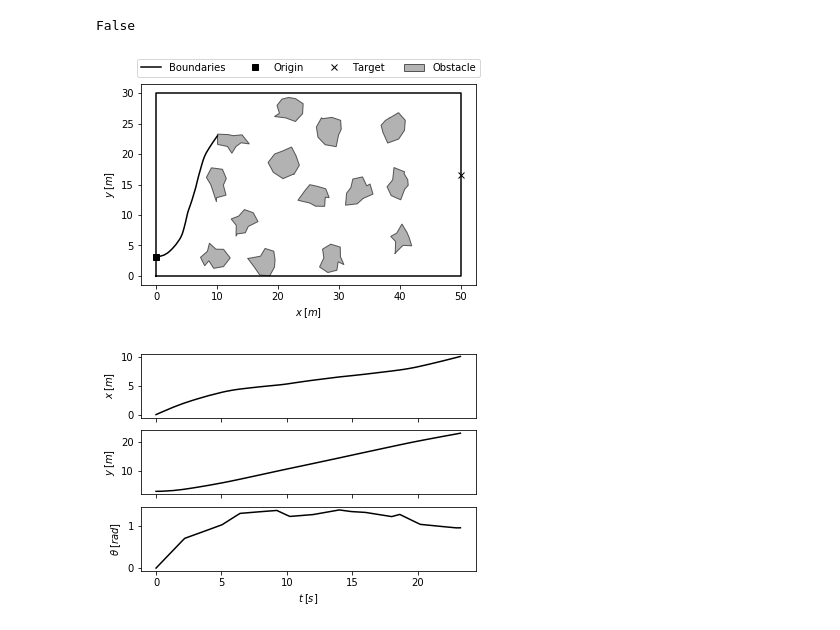
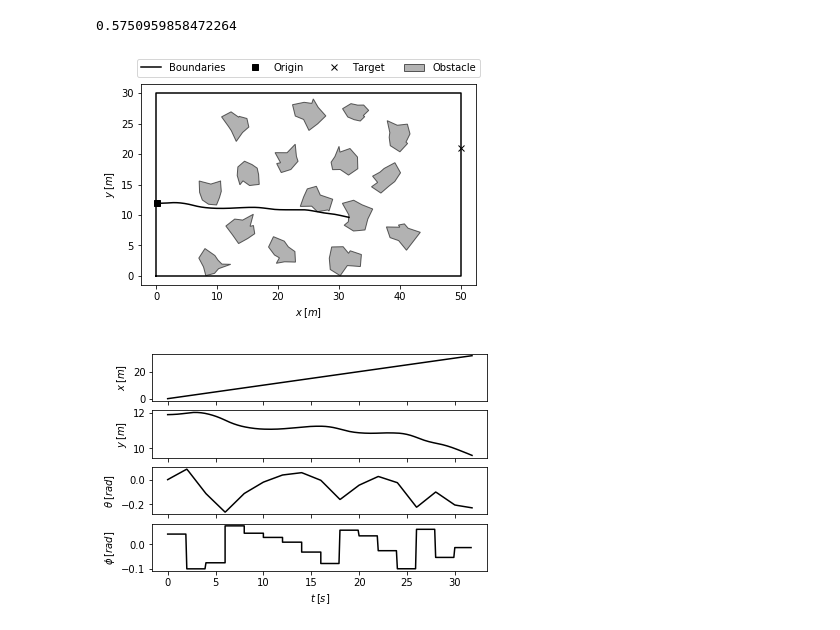
Before and after one commit to gitter-badger/kth-dd2410-planning, a Jupyter notebook: notebooks/Dubin's car obstacle avoidance.ipynb, the cells around one changed output. Cells and saved outputs as stored; diff of their text form; code cells hidden in the pictures.

```diff
--- a/notebooks/Dubin's car obstacle avoidance.ipynb
+++ b/notebooks/Dubin's car obstacle avoidance.ipynb
@@ -39,18 +40,15 @@ fig.show()
 # %%
-controls = np.random.uniform(-0.1, 0.2, 50)
+controls = np.random.uniform(-0.1, 0.1, 50)
 times    = np.linspace(0, 100, len(controls) + 1)
+print(mis.simulate(controls, times))
+fig, ax = mis.plot_traj()
+fig.savefig('../doc/control_sequence_traj.svg', bbox_inches='tight')
+fig, ax = mis.plot_records()
+fig.savefig('../doc/control_sequence_states.svg', bbox_inches='tight')
+fig.show()
+# %% [output]
+0.5750959858472264
+[figure, added]
+[figure, added]
-# %%
-mis.simulate(controls, times)
-# %% [output]
-False
-# %%
-fig, ax = mis.plot_traj()
-fig.savefig('../doc/control_sequence_traj.svg', bbox_inches='tight')
-fig, ax = mis.plot_states()
-fig.savefig('../doc/control_sequence_states.svg', bbox_inches='tight')
-fig.show()
-# %% [output]
-[figure, removed]
-[figure, removed]
 # %%
 mis.simulate(cf)
```
Also changed, not shown: parts of 3 cells of this notebook, 7 other files.
